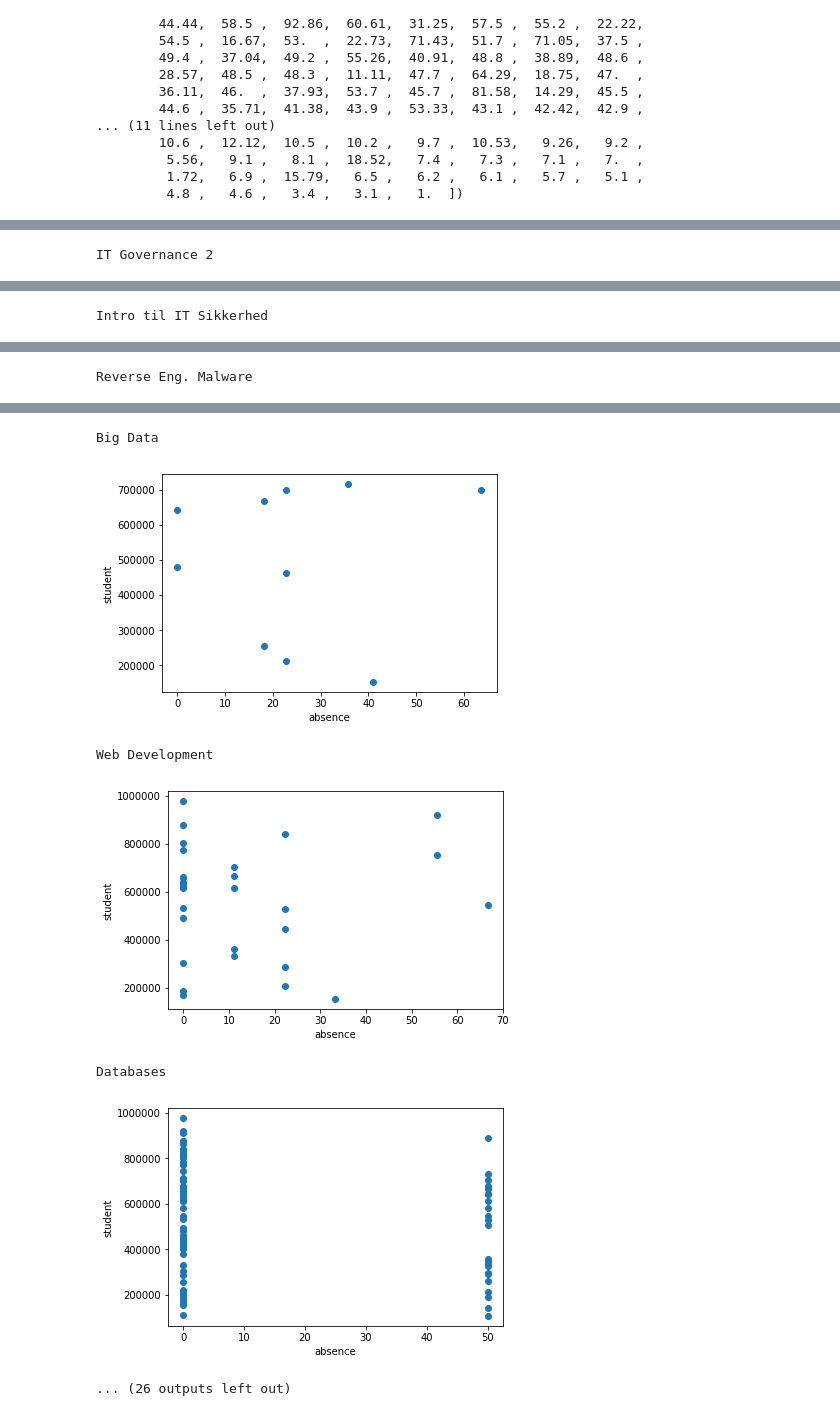
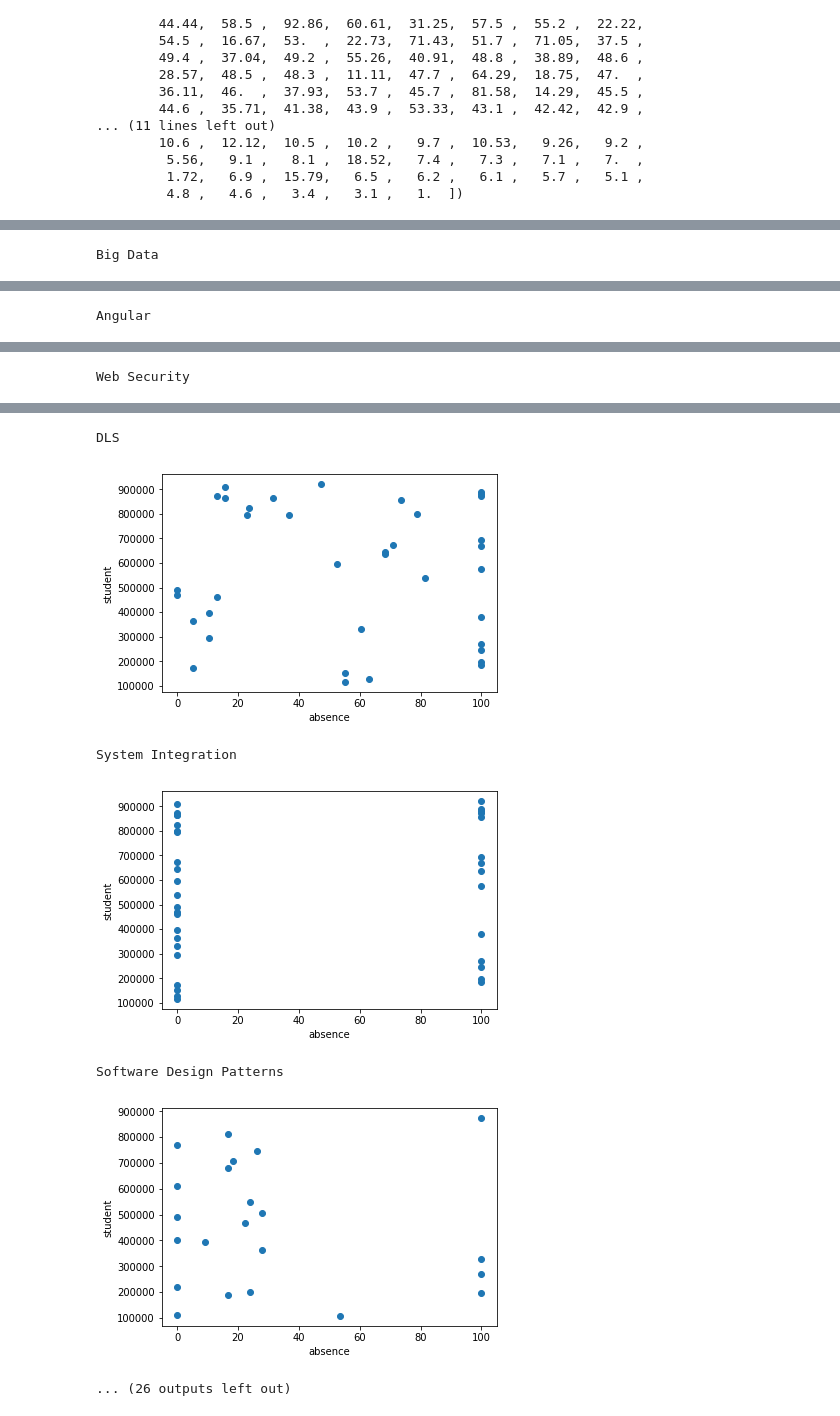
Before and after one commit to Edsen93/Data-Sciene, a Jupyter notebook: How_to_ready_a_data_set.ipynb, the cells around one changed output, grey strips where cells are left out. Drawn from its saved outputs; the diff is of its cells as text; code cells hidden in the pictures.

```diff
--- a/How_to_ready_a_data_set.ipynb
+++ b/How_to_ready_a_data_set.ipynb
@@ -85,7 +85,7 @@ array([100.  ,  96.9 ,   0.  ,  90.9 ,  80.  ,  88.5 ,  72.22,  88.  ,
          4.8 ,   4.6 ,   3.4 ,   3.1 ,   1.  ])
 # %%
 #remove all rows where the column absence is bigger then 75
-newdf = newdf[newdf["absence"] <= 75.0]
+#newdf = newdf[newdf["absence"] <= 75.0]
 #create an team id, so if we want to do ML that takes a parameter team, we can use team id.
 team_encode,team_id = newdf['team'].factorize()
 newdf["team_id"] = team_encode
@@ -158,0 +180,3 @@ len(newdf['team'].unique())
+# %%
+combined = newdf.append(is_class_df)
+combined[~combined.index.duplicated(keep=False)]
@@ -181,12 +224,12 @@ Databases
 ... (38 outputs left out)
 # %%
-for x in range(len(team_df['team'].unique())):
+for x in team_df['team'].unique():
 
-    tmpdf=team_df[team_df["team_id"] == x]
-    print(team_id[x])
+    tmpdf=team_df[team_df["team"] == x]
+    print(x)
     plt.scatter(tmpdf.absence,tmpdf.student)
     plt.xlabel('absence')
     plt.ylabel('student')
     plt.show()
 # %% [output]
-IT Governance 2
+Big Data
@@ -194 +237 @@ IT Governance 2
-Intro til IT Sikkerhed
+Angular
@@ -196 +239 @@ Intro til IT Sikkerhed
-Reverse Eng. Malware
+Web Security
@@ -198,7 +241,7 @@ Reverse Eng. Malware
-Big Data
+DLS
-[figure, old version]
+[figure, new version]
-Web Development
+System Integration
-[figure, old version]
+[figure, new version]
-Databases
+Software Design Patterns
-[figure, old version]
+[figure, new version]
 ... (26 outputs left out)
```
Also changed, not shown: parts of 24 cells of this notebook.
